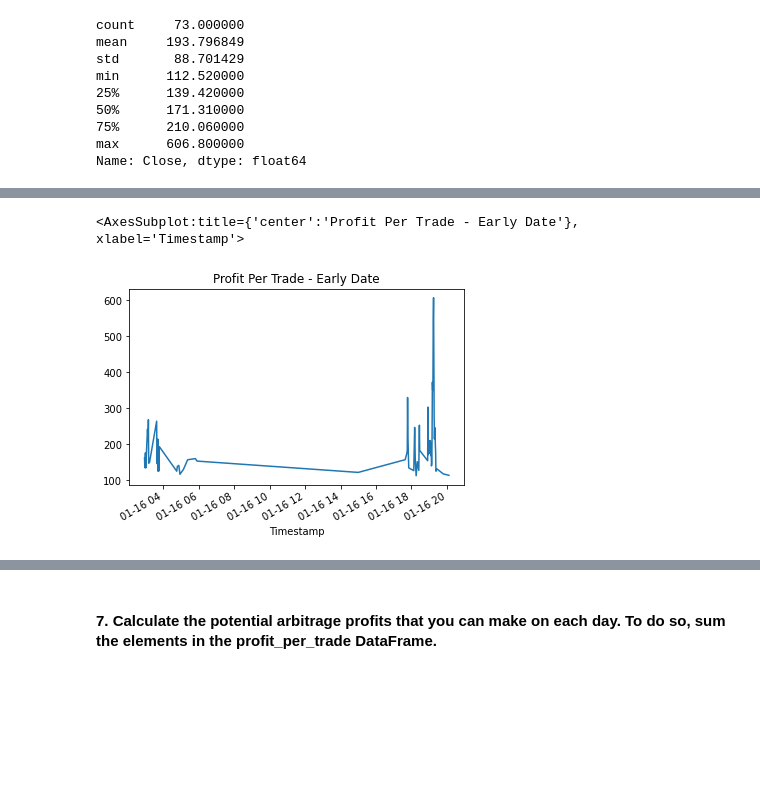
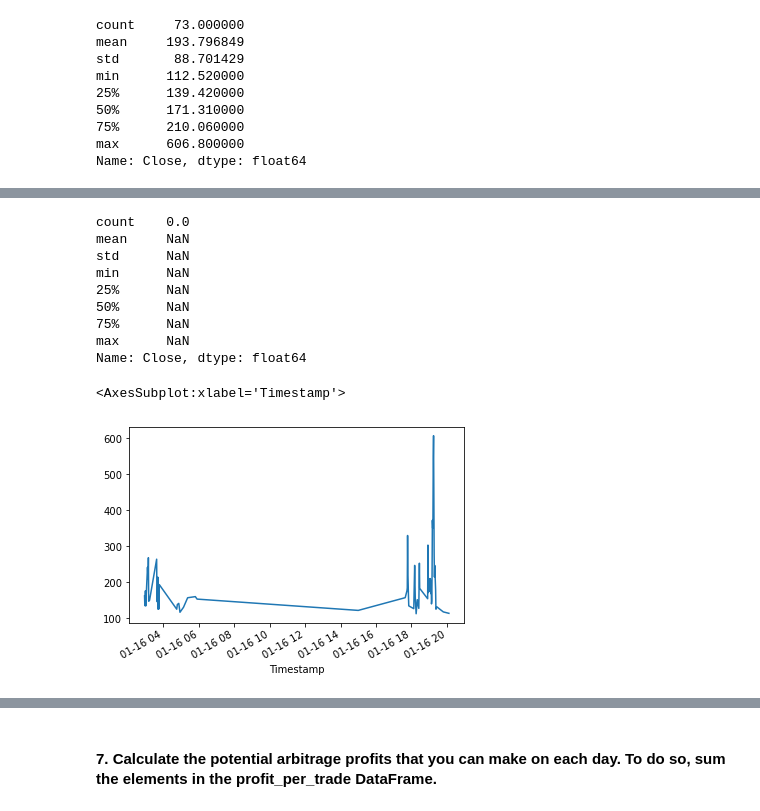
Before and after one commit to chaimkriger/Challenge-3, a Jupyter notebook: Starter_Code/crypto_arbitrage.ipynb, the cells around one changed output, grey strips where cells are left out. Cells and saved outputs as stored; diff of their text form; code cells hidden in the pictures; blank space fills up the shorter version.

```diff
--- a/Starter_Code/crypto_arbitrage.ipynb
+++ b/Starter_Code/crypto_arbitrage.ipynb
@@ -503,10 +503,11 @@ Calculate the potential profits for each date that you selected in the previous
 # %%
 # For the date early in the dataset, measure the arbitrage spread between the two exchanges
 # by subtracting the lower-priced exchange from the higher-priced one
-arbitrage_spread_early = # YOUR CODE HERE
+arbitrage_spread_early = coinbase['Close'].loc['2018-01-16'] - bitstamp['Close'].loc['2018-01-16']
 
 # Use a conditional statement to generate the summary statistics for each arbitrage_spread DataFrame
-# YOUR CODE HERE
+spread_return_early = arbitrage_spread_early[arbitrage_spread_early>0]
+spread_return_early.describe()
 # %% [output]
 count    960.000000
 mean      53.405344
@@ -522,10 +553,10 @@ Name: Close, dtype: float64
 # %%
 # For the date early in the dataset, calculate the spread returns by dividing the instances when the arbitrage spread is positive (> 0)
 # by the price of Bitcoin from the exchange you are buying on (the lower-priced exchange).
-spread_return_early= # YOUR CODE HERE
+spread_return_early = arbitrage_spread_early[arbitrage_spread_early>0] / bitstamp['Close'].loc['2018-01-16']
 
 # Review the spread return DataFrame
-# YOUR CODE HERE
+spread_return_early.head()
 # %% [output]
 Timestamp
 2018-01-16 00:00:00         NaN
@@ -539,10 +594,10 @@ Name: Close, dtype: float64
 # %%
 # For the date early in the dataset, determine the number of times your trades with positive returns
 # exceed the 1% minimum threshold (.01) that you need to cover your costs
-profitable_trades_early = # YOUR CODE HERE
+profitable_trades_early = spread_return_early[spread_return_early > .01]
 
 # Review the first five profitable trades
-# YOUR CODE HERE
+profitable_trades_early.head()
 # %% [output]
 Timestamp
 2018-01-16 02:56:00    0.012962
@@ -572,13 +663,14 @@ Name: Close, dtype: float64
 # %%
 # For the date early in the dataset, calculate the potential profit per trade in dollars
 # Multiply the profitable trades by the cost of the Bitcoin that was purchased
-profit_early = # YOUR CODE HERE
+profit_early = profitable_trades_early * bitstamp['Close'].loc['2018-01-16']
+
 
 # Drop any missing values from the profit DataFrame
-profit_per_trade_early = # YOUR CODE HERE
+profit_per_trade_early = profit_early.dropna()
 
 # View the early profit DataFrame
-# YOUR CODE HERE
+profit_per_trade_early.head()
 # %% [output]
 Timestamp
 2018-01-16 02:56:00    162.01
@@ -611,6 +725,18 @@ Name: Close, dtype: float64
+# %%
+profit_per_trade_late.describe()
+# %% [output]
+count    0.0
+mean     NaN
+std      NaN
+min      NaN
+25%      NaN
+50%      NaN
+75%      NaN
+max      NaN
+Name: Close, dtype: float64
 # %%
 # Plot the results for the early profit per trade DataFrame
-# YOUR CODE HERE
+profit_per_trade_early.plot()
 # %% [output]
-<AxesSubplot:title={'center':'Profit Per Trade - Early Date'}, xlabel='Timestamp'>
+<AxesSubplot:xlabel='Timestamp'>
-[figure, old version]
+[figure, new version]
```
Also changed, not shown: parts of 38 cells of this notebook.
